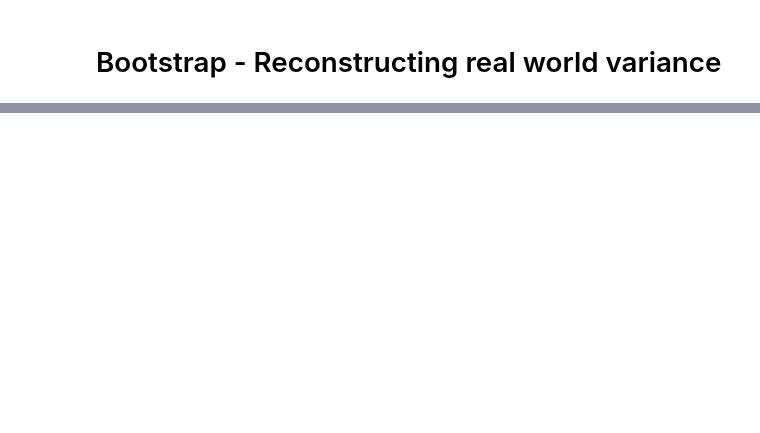
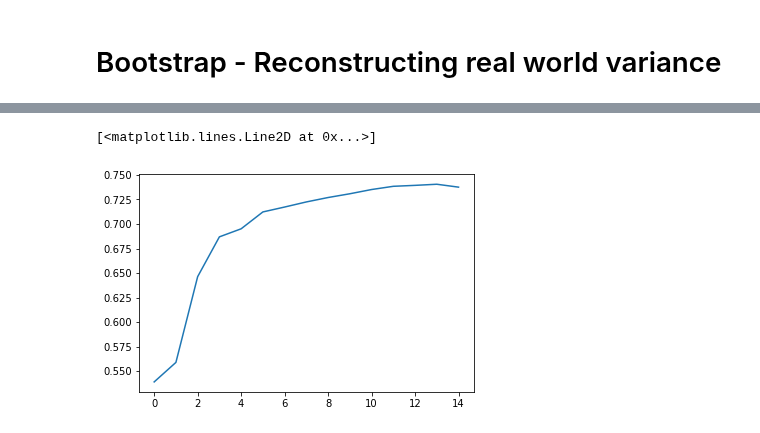
Before and after one commit to eoydvin/FYS-STK4155, a Jupyter notebook: Project_1/Exercise 2.ipynb, the cells around one changed output, grey strips where cells are left out. Cells and saved outputs as stored; diff of their text form; code cells hidden in the pictures; blank space fills up the shorter version.

```diff
--- a/Project_1/Exercise 2.ipynb
+++ b/Project_1/Exercise 2.ipynb
@@ -191,0 +193,5 @@ We are bootstrapping out of the depths! Now on number: 19/20
+# %%
+plt.plot(mean_var_z)
+# %% [output]
+[<matplotlib.lines.Line2D at 0x...>]
+[figure, added]
```
Also changed, not shown: parts of 15 cells of this notebook, 3 other files.
